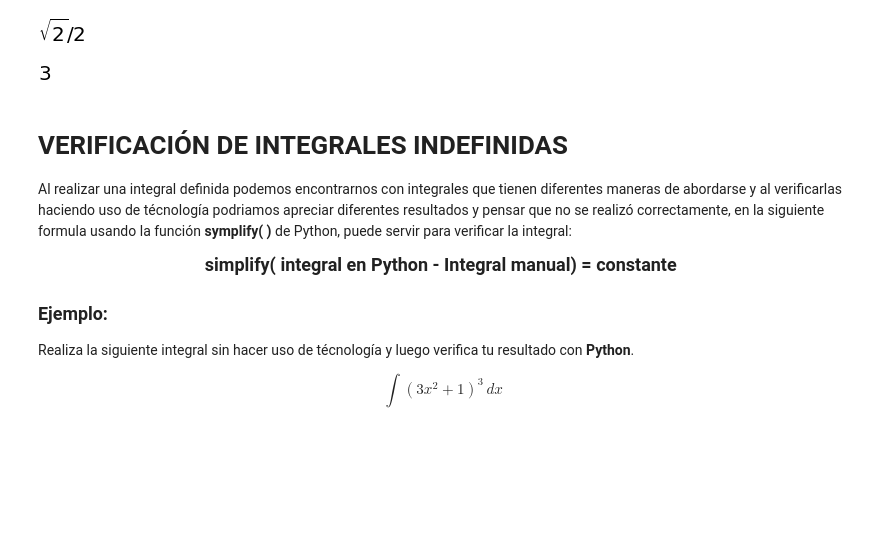
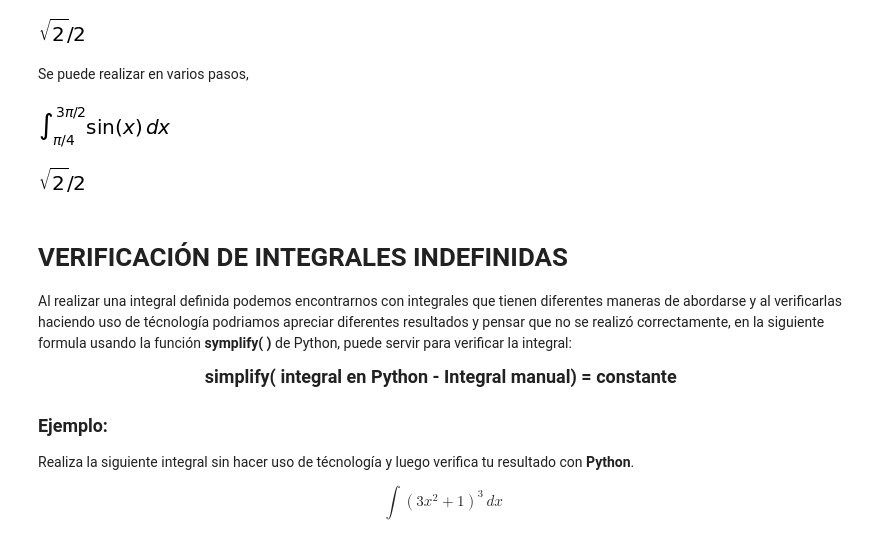
Before and after one commit to Santiago44mendez/ALGEBRA-LINEAL-CON-PYTHON, a Jupyter notebook: Cálculo_integral_con_Python_Integrales_indefinidas,_definidas_y_teorema_fundamental_del_cálculo_.ipynb, the cells around one changed output. Saved outputs shown, nothing was run; the diff lists cells and outputs as text; code cells hidden in the pictures; blank space fills up the shorter version.

```diff
--- a/Cálculo_integral_con_Python_Integrales_indefinidas,_definidas_y_teorema_fundamental_del_cálculo_.ipynb
+++ b/Cálculo_integral_con_Python_Integrales_indefinidas,_definidas_y_teorema_fundamental_del_cálculo_.ipynb
@@ -105,10 +107,17 @@ fx = sin(x)
 Integral(fx,(x,pi/4,3*pi/2)).doit()
 # %% [output]
 [figure]
-# %%
-integrate(2*x, (x,1,2))
-# %% [output]
-[figure, removed]
+# %% [markdown]
+Se puede realizar en varios pasos,
+# %%
+fx = sin(x)
+Integral(fx,(x,pi/4,3*pi/2))
+# %% [output]
+[figure, added]
+# %%
+Integral(fx,(x,pi/4,3*pi/2)).doit()
+# %% [output]
+[figure, added]
 # %% [markdown]
 # **VERIFICACIÓN DE INTEGRALES INDEFINIDAS**
 Al realizar una integral definida podemos encontrarnos con integrales que tienen diferentes maneras de abordarse y al verificarlas haciendo uso de técnología podriamos apreciar diferentes resultados y pensar que no se realizó correctamente, en la siguiente formula usando la función **symplify( )** de Python, puede servir para verificar la integral:
```
Also changed, not shown: parts of 15 cells of this notebook.
